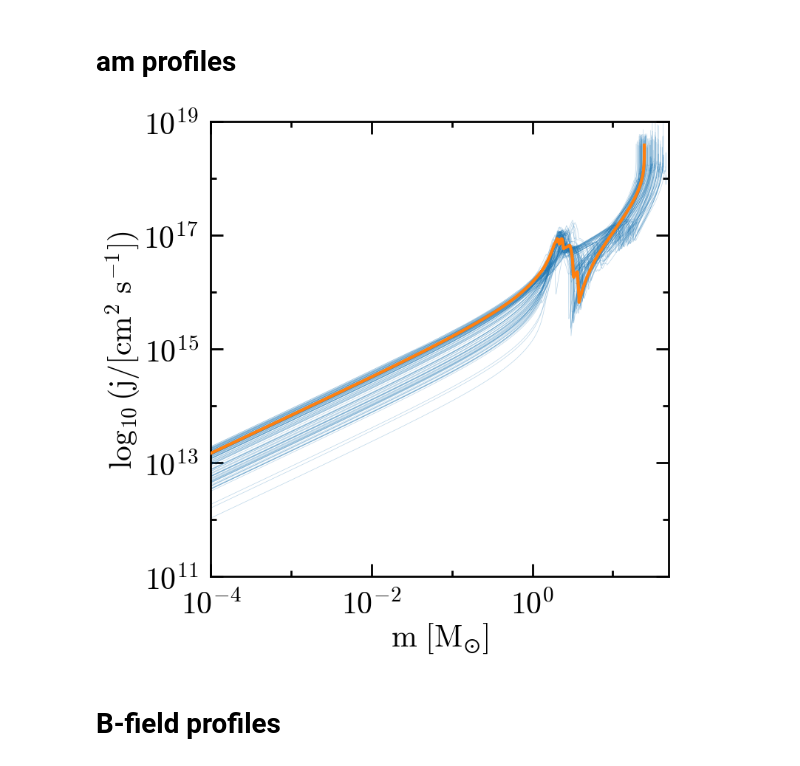
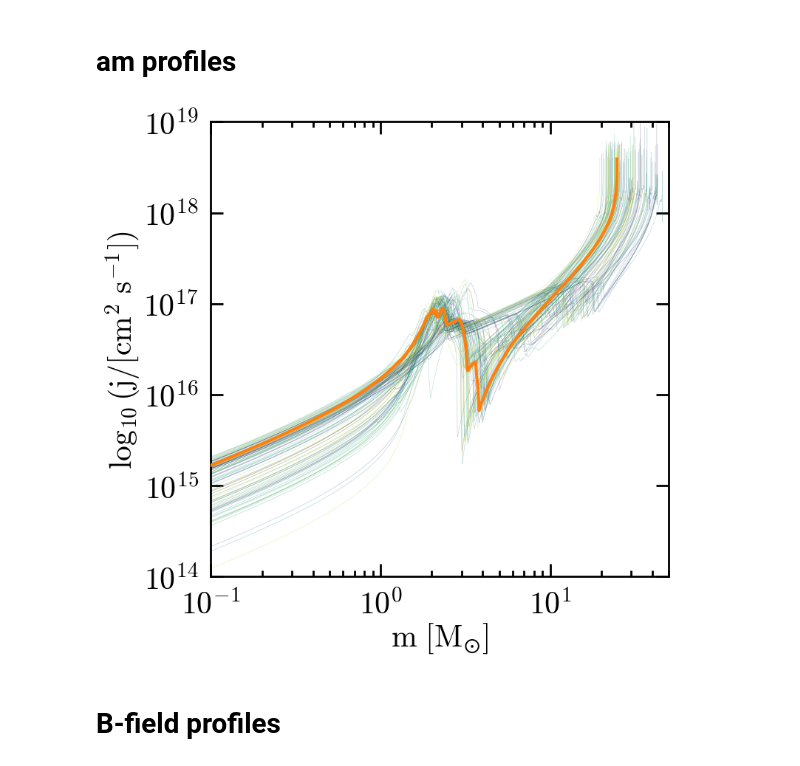
Before and after one commit to mathren/CHE_lGRB_progenitors, a Jupyter notebook: scripts/grid_plots.ipynb, the cells around one changed output. Drawn from its saved outputs; the diff is of its cells as text; code cells hidden in the pictures.

```diff
--- a/scripts/grid_plots.ipynb
+++ b/scripts/grid_plots.ipynb
@@ -20,6 +22,11 @@ models = sorted(glob.glob(root+"*.*/"))
 print(f"Number of successful models in the grid: {len(hfiles)}")
 # %% [output]
 Number of successful models in the grid: 113
+# %%
+# bounds = np.linspace(30, 100, 71)+0.5   # for coloring by mass
+bounds = np.linspace(0.5, 1, 11)-0.001  # for coloring by rotation
+cmap = mpl.colormaps["viridis"].resampled(len(bounds) - 1)   # one color per interval
+norm = mcolors.BoundaryNorm(boundaries=bounds, ncolors=cmap.N)
 # %%
 fig = plt.figure()
 gs = gridspec.GridSpec(150, 100)
@@ -34,14 +41,15 @@ for m in models:
     # print(m)
     hfile = m+"/LOGS/history.data"
     M, o = get_model_initial_values(m)
+    c = cmap(norm(o))
     # print(M, o)
     src, col = get_src_col(hfile)
     logT = src[:, col.index("log_Teff")]
     logL = src[:, col.index("log_L")]
-    ax.plot(logT, logL, lw=0.5, alpha=0.3, c='C0')
+    ax.plot(logT, logL, lw=0.5, alpha=0.3, c=c)
     if M==40 and o==0.6:
         ax.plot(logT, logL, lw=3, c='C1',zorder=10)
 
 # for README
-# plt.savefig('../manuscript/figures/HRD_grid.png')
+plt.savefig('../manuscript/figures/HRD_grid.png')
 # %% [output]
@@ -79,9 +71,10 @@ for mod in models:
     src, col = get_src_col(pfile)
     logrho = src[:, col.index("logRho")]
     m = src[:, col.index("mass")]
-    ax.plot(m, logrho, c='C0', alpha=0.3, lw=0.5)
-    zx.plot(m, logrho, c='C0', alpha=0.3, lw=0.5)
     M, o = get_model_initial_values(mod)
+    c = cmap(norm(o))
+    ax.plot(m, logrho, c=c, alpha=0.3, lw=0.5)
+    zx.plot(m, logrho, c=c, alpha=0.3, lw=0.5)
     if M==40 and o==0.6:
         ax.plot(m, logrho, lw=3, c='C1', zorder=10)
         zx.plot(m, logrho, lw=3, c='C1', zorder=10)
@@ -107,37 +100,35 @@ plt.savefig('../manuscript/figures/rho_grid.png')
 # %%
 fig = plt.figure()
 gs = gridspec.GridSpec(150, 100)
 ax = fig.add_subplot(gs[:, :])
 
 for mod in models:
     pfile = mod+"LOGS/CHE_single_core_collapse.data"
     src, col = get_src_col(pfile)
     logr = np.log10((10.**(src[:, col.index("logR")]))*Rsun_cm)
     r = 10.0**logr
     omega = src[:, col.index("omega")]
     j_specific = r*r*omega
     m = src[:, col.index("mass")]
-    ax.plot(m, j_specific, c='C0', alpha=0.3, lw=0.5)
     M, o = get_model_initial_values(mod)
+    c = cmap(norm(o))
+    ax.plot(m, j_specific, c=c, alpha=0.3, lw=0.5)
     if M==40 and o==0.6:
         ax.plot(m, j_specific, lw=3, c='C1', zorder=10)
 
+
 ax.set_yscale('log')
-ax.set_ylim(1e11, 1e19)
-
+ax.set_ylim(1e14, 1e19)
 ax.set_xscale('log')
-ax.set_xlim(1e-4, 50)
-ax.set_xticks([1e-3, 1e-1, 1e1], minor=True)
-ax.set_xticklabels([], minor=True)
-ax.set_yticks([1e12, 1e14, 1e16, 1e18], minor=True)
+ax.set_xlim(1e-1, 50)
+ax.set_yticks([1e15, 1e17, 1e19], minor=True)
 ax.set_yticklabels([], minor=True)
-ax.set_xlabel(r"$m \ [M_{\odot}]$")
-# ax.set_xlabel(r"m [$M_{\odot}$]")
+ax.set_xlabel(r"$m\ [M_{\odot}]$")
 ax.set_ylabel(r"$\log_{10}(j/\mathrm{[cm^{2}\ s^{-1}]})$")
 
 plt.savefig('../manuscript/figures/j_grid.png')
 # %% [output]
-[figure, old version]
+[figure, new version]
 # %% [markdown]
 # B-field profiles
 # %%
```
Also changed, not shown: parts of 7 cells of this notebook, 16 other files.
